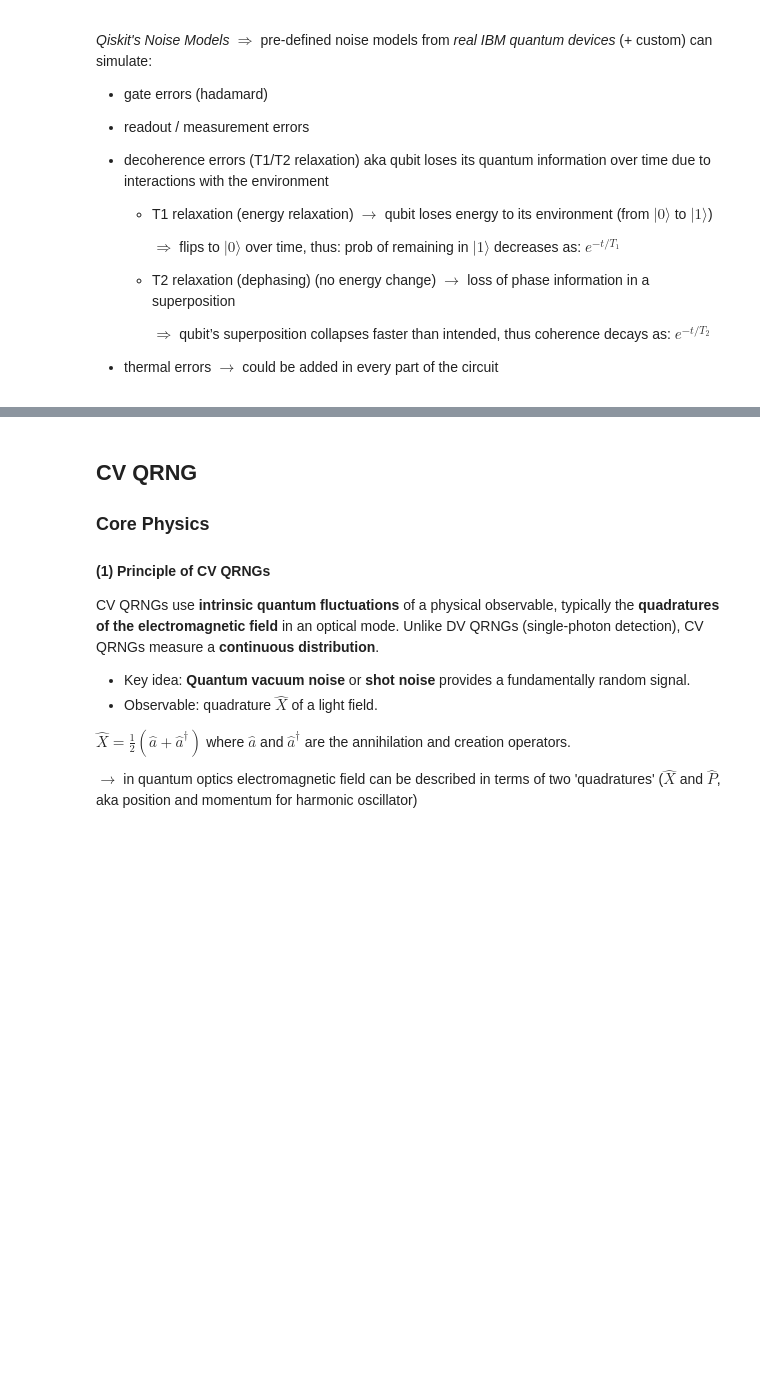
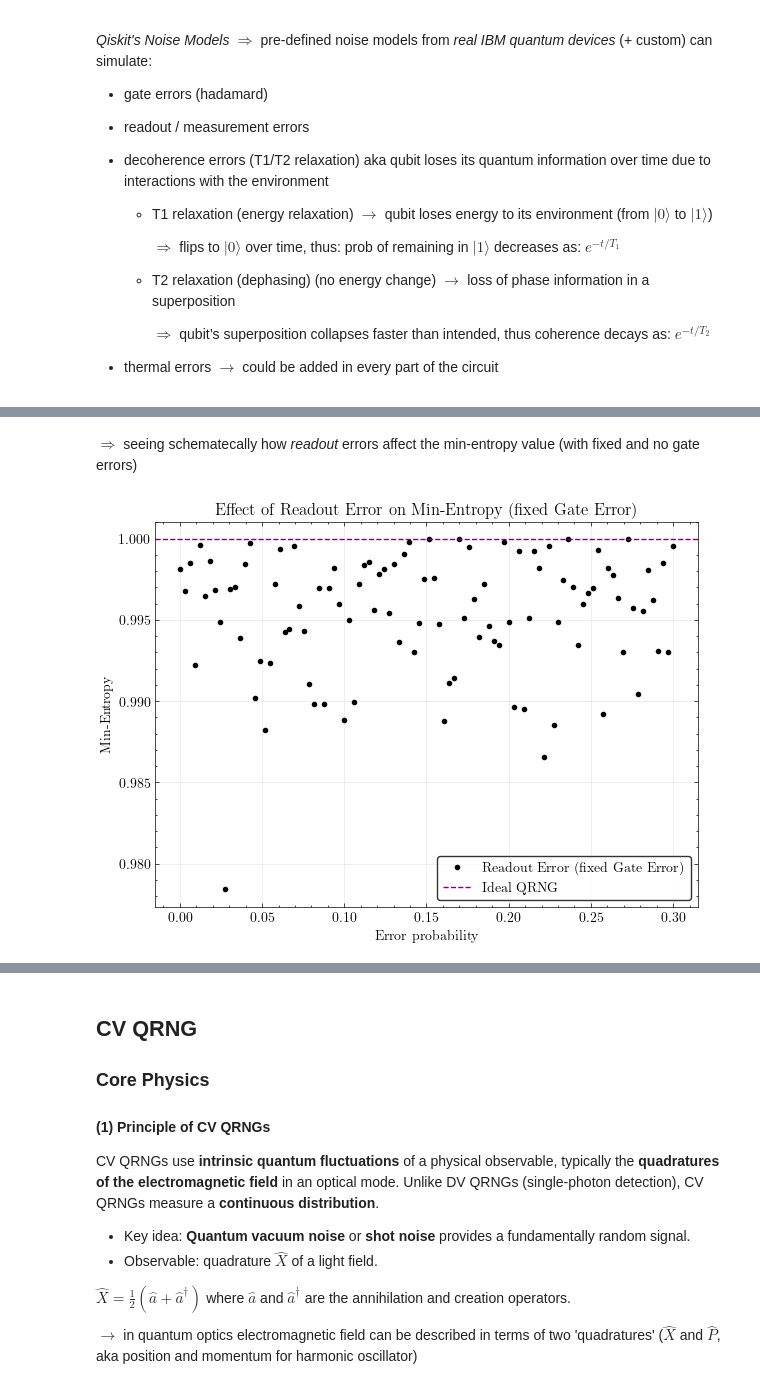
Before and after one commit to MikaelaPpasiou/QRNG, a Jupyter notebook: qrng_sim.ipynb, the cells around one changed output, grey strips where cells are left out. Cells and saved outputs as stored; diff of their text form; code cells hidden in the pictures; blank space fills up the shorter version.

```diff
--- a/qrng_sim.ipynb
+++ b/qrng_sim.ipynb
@@ -287,0 +386,37 @@ Noisy Min Entropy:  0.9013648491469114
+# %% [markdown]
+$\Rightarrow$ seeing schematecally how *readout* errors affect the min-entropy value (with fixed and no gate errors)
+# %%
+readout_probs = np.linspace(0, 0.3, 100)  # 0% to 30% flip probability in readout matrix
+entropies_readout = []
+
+for p in readout_probs:
+    noise_model = NoiseModel()
+    gate_error = depolarizing_error(0.01, 1)  # gate error fixed
+    noise_model.add_all_qubit_quantum_error(gate_error, ['h'])
+
+    ro_error = ReadoutError([[1-p, p],   # symmetric readout error model
+                             [p, 1-p]])
+    noise_model.add_all_qubit_readout_error(ro_error)
+
+    backend_noisy = AerSimulator(noise_model=noise_model)
+    result = backend_noisy.run(transpiled_qc, shots=50000, memory=True).result()
+    bits = np.array(result.get_memory(), dtype=np.uint8)
+    entropies_readout.append(min_entropy(bits))
+
+
+plt.figure(figsize=(7,5))
+plt.plot(readout_probs, entropies_readout, 'k.', label='Readout Error (fixed Gate Error)')
+plt.axhline(1, color='purple', linestyle='--', label='Ideal QRNG')
+plt.xlabel('Error probability')
+plt.ylabel('Min-Entropy')
+plt.title('Effect of Readout Error on Min-Entropy (fixed Gate Error)')
+plt.legend(frameon=True,
+    fancybox=True,
+    edgecolor='black',
+    facecolor='white',
+    fontsize=10
+    )
+plt.grid(alpha=0.3)
+plt.show()
+# %% [output]
+[figure, added]
```
Also changed, not shown: parts of 12 cells of this notebook, 2 other files.
